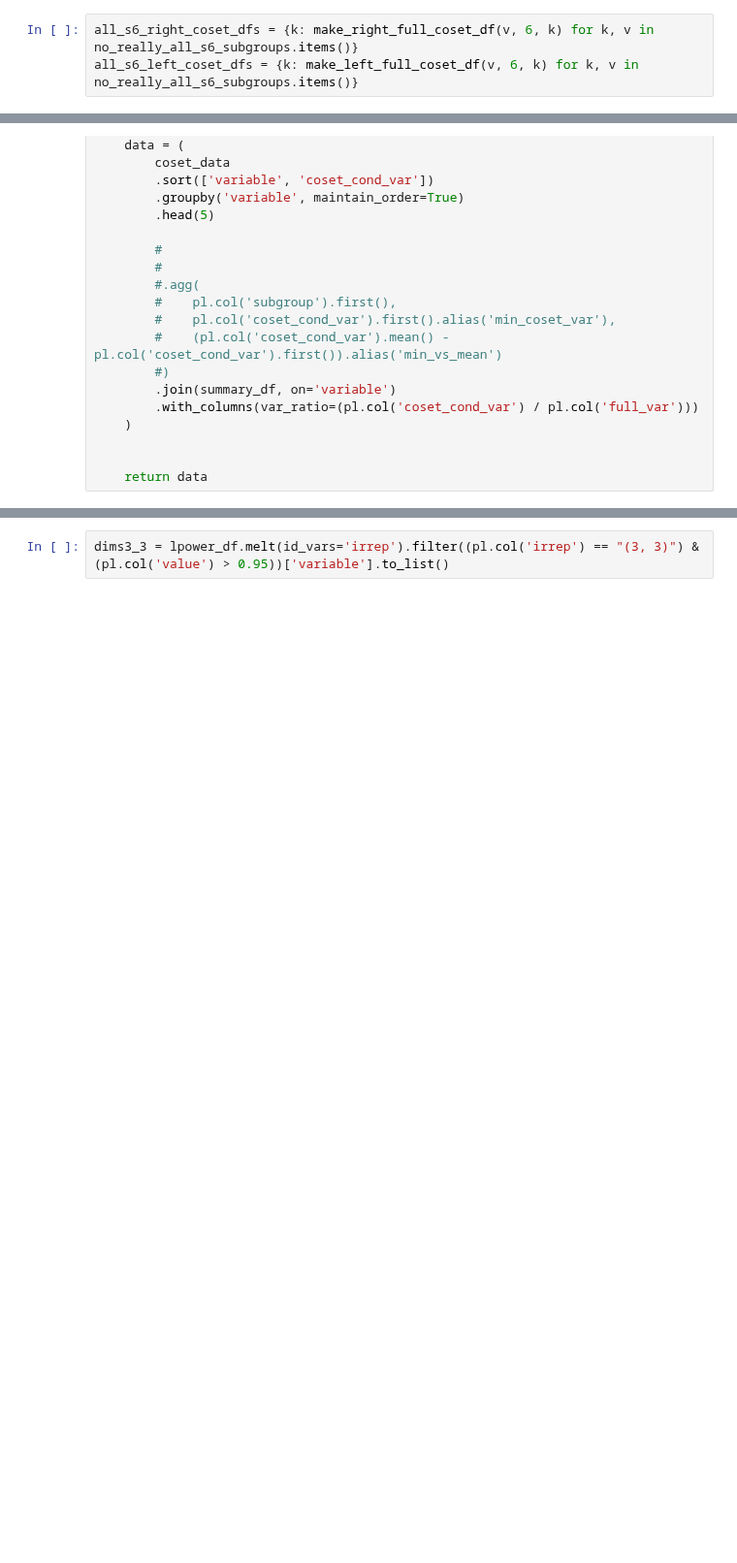
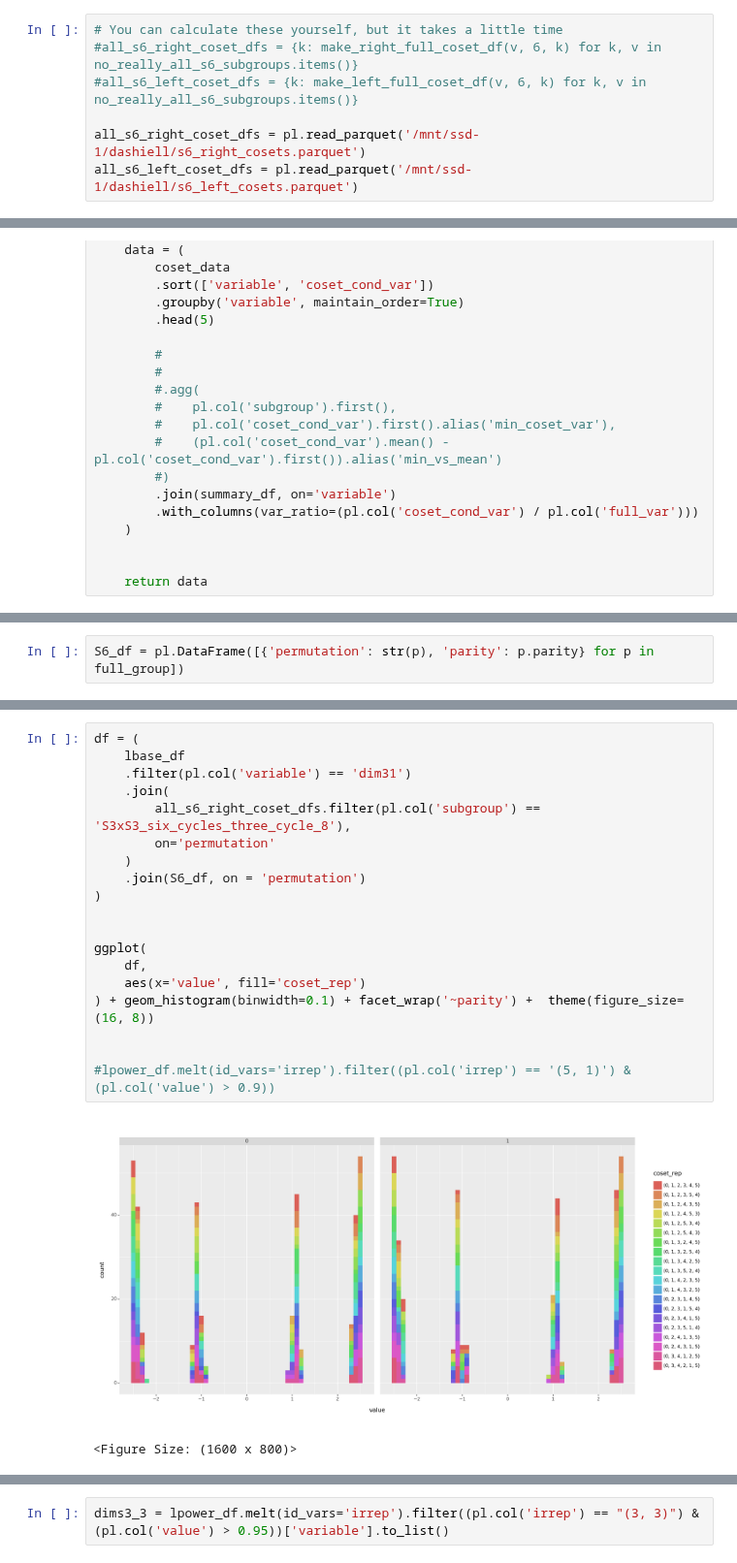
Before and after one commit to dashstander/sn-grok, a Jupyter notebook: notebooks/s6_subgroups.ipynb, the cells around one changed output, grey strips where cells are left out. Shown at 97% size. Saved outputs shown, nothing was run; the diff lists cells and outputs as text; blank space fills up the shorter version.

```diff
--- a/notebooks/s6_subgroups.ipynb
+++ b/notebooks/s6_subgroups.ipynb
@@ -420,7 +425,11 @@ no_really_all_s6_subgroups = {
     k: [generate_subgroup(g) for g in v['generators']] for k, v in all_s6_subgroups.items()
 }
 # %%
-all_s6_right_coset_dfs = {k: make_right_full_coset_df(v, 6, k) for k, v in no_really_all_s6_subgroups.items()}
-all_s6_left_coset_dfs = {k: make_left_full_coset_df(v, 6, k) for k, v in no_really_all_s6_subgroups.items()}
+# You can calculate these yourself, but it takes a little time
+#all_s6_right_coset_dfs = {k: make_right_full_coset_df(v, 6, k) for k, v in no_really_all_s6_subgroups.items()}
+#all_s6_left_coset_dfs = {k: make_left_full_coset_df(v, 6, k) for k, v in no_really_all_s6_subgroups.items()}
+
+all_s6_right_coset_dfs = pl.read_parquet('/mnt/ssd-1/dashiell/s6_right_cosets.parquet')
+all_s6_left_coset_dfs = pl.read_parquet('/mnt/ssd-1/dashiell/s6_left_cosets.parquet')
 # %%
 lbase_df = left_preact_df.melt(id_vars='perms').rename({'perms': 'permutation'})
@@ -497,0 +622,2 @@ right_perm_cosets = coset_analysis(rbase_df, all_s6_left_coset_dfs.values())
+# %%
+S6_df = pl.DataFrame([{'permutation': str(p), 'parity': p.parity} for p in full_group])
@@ -497,0 +635,22 @@ right_perm_cosets = coset_analysis(rbase_df, all_s6_left_coset_dfs.values())
+# %%
+df = (
+    lbase_df
+    .filter(pl.col('variable') == 'dim31')
+    .join(
+        all_s6_right_coset_dfs.filter(pl.col('subgroup') == 'S3xS3_six_cycles_three_cycle_8'),
+        on='permutation'
+    )
+    .join(S6_df, on = 'permutation')
+)
+
+
+ggplot(
+    df,
+    aes(x='value', fill='coset_rep')
+) + geom_histogram(binwidth=0.1) + facet_wrap('~parity') +  theme(figure_size=(16, 8))
+
+
+#lpower_df.melt(id_vars='irrep').filter((pl.col('irrep') == '(5, 1)') & (pl.col('value') > 0.9))
+# %% [output]
+[figure, added]
+<Figure Size: (1600 x 800)>
```
Also changed, not shown: parts of 26 cells of this notebook.
